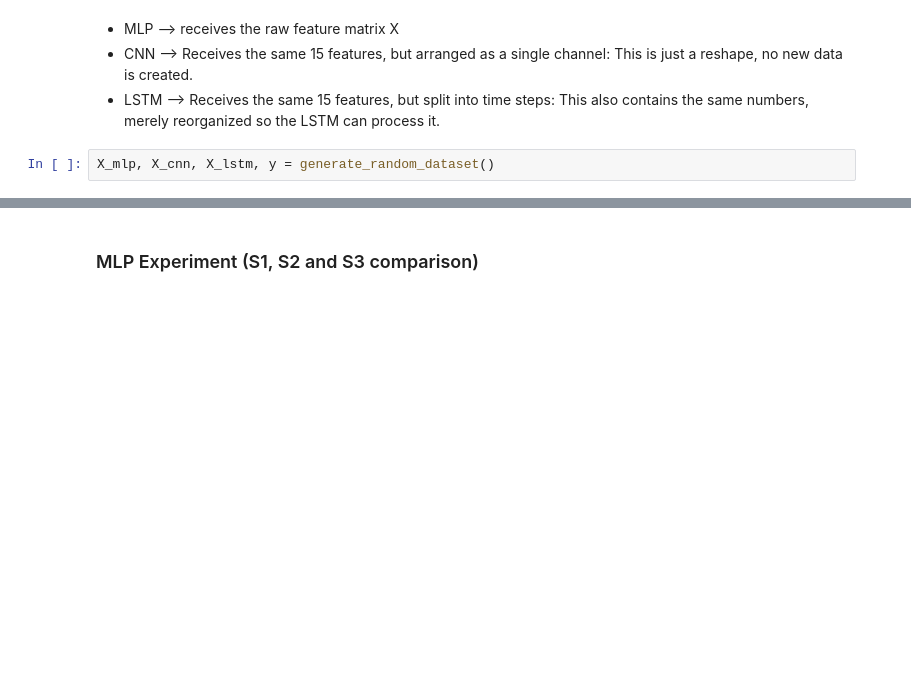
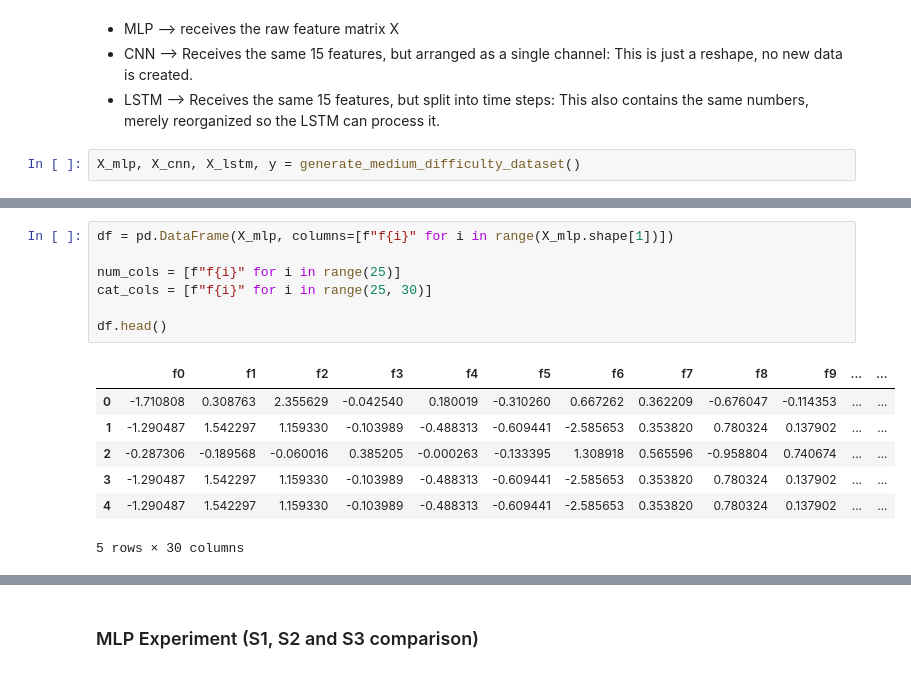
Before and after one commit to tarvinarora/Neural-Networks-Vs.-Preprocessing-Strats, a Jupyter notebook: Simulated_Data.ipynb, the cells around one changed output, grey strips where cells are left out. Cells and saved outputs as stored; diff of their text form; blank space fills up the shorter version.

```diff
--- a/Simulated_Data.ipynb
+++ b/Simulated_Data.ipynb
@@ -76,4 +141,4 @@ def generate_random_dataset(
 * CNN --> Receives the same 15 features, but arranged as a single channel: This is just a reshape, no new data is created.
 * LSTM --> Receives the same 15 features, but split into time steps: This also contains the same numbers, merely reorganized so the LSTM can process it.
 # %%
-X_mlp, X_cnn, X_lstm, y = generate_random_dataset()
+X_mlp, X_cnn, X_lstm, y = generate_medium_difficulty_dataset()
@@ -89,0 +247,15 @@ print(y.shape)
+# %%
+df = pd.DataFrame(X_mlp, columns=[f"f{i}" for i in range(X_mlp.shape[1])])
+
+num_cols = [f"f{i}" for i in range(25)]
+cat_cols = [f"f{i}" for i in range(25, 30)]
+
+df.head()
+# %% [output]
+|  | f0 | f1 | f2 | f3 | f4 | f5 | f6 | f7 | f8 | f9 | ... | ... |
+| 0 | -1.710808 | 0.308763 | 2.355629 | -0.042540 | 0.180019 | -0.310260 | 0.667262 | 0.362209 | -0.676047 | -0.114353 | ... | ... |
+| 1 | -1.290487 | 1.542297 | 1.159330 | -0.103989 | -0.488313 | -0.609441 | -2.585653 | 0.353820 | 0.780324 | 0.137902 | ... | ... |
+| 2 | -0.287306 | -0.189568 | -0.060016 | 0.385205 | -0.000263 | -0.133395 | 1.308918 | 0.565596 | -0.958804 | 0.740674 | ... | ... |
+| 3 | -1.290487 | 1.542297 | 1.159330 | -0.103989 | -0.488313 | -0.609441 | -2.585653 | 0.353820 | 0.780324 | 0.137902 | ... | ... |
+| 4 | -1.290487 | 1.542297 | 1.159330 | -0.103989 | -0.488313 | -0.609441 | -2.585653 | 0.353820 | 0.780324 | 0.137902 | ... | ... |
+5 rows × 30 columns
```
Also changed, not shown: parts of 25 cells of this notebook.
